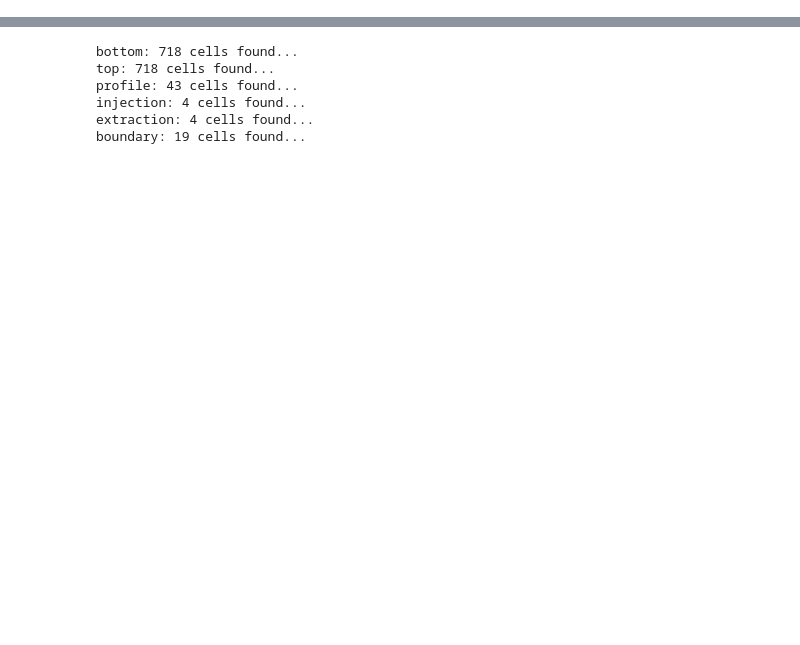
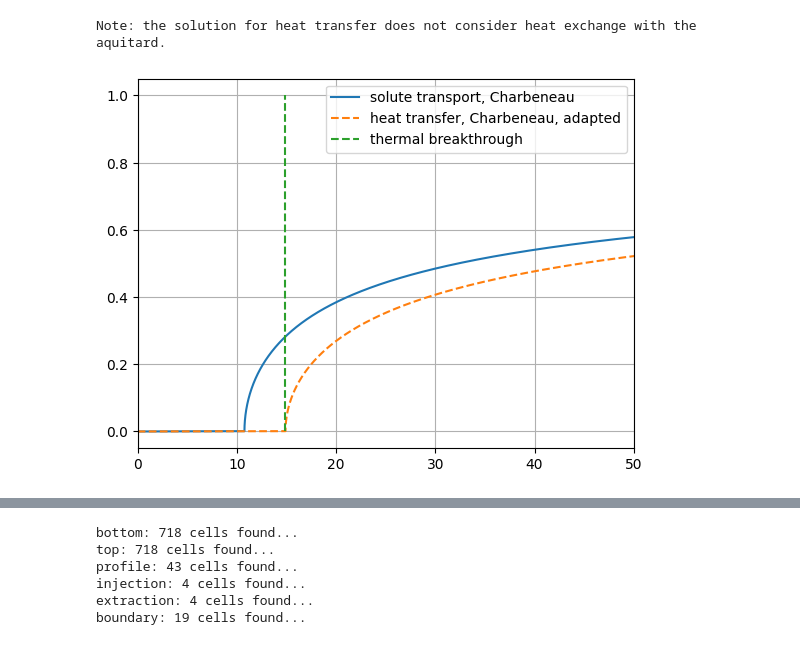
Before and after one commit to jtecklenburg/binder-ogs-requirements, a Jupyter notebook: doublet/mesh2.ipynb, the cells around one changed output, grey strips where cells are left out. Cells and saved outputs as stored; diff of their text form; code cells hidden in the pictures; blank space fills up the shorter version.

```diff
--- a/doublet/mesh2.ipynb
+++ b/doublet/mesh2.ipynb
@@ -72,3 +50,21 @@ Der Einflussbereich im Aquitard beträgt 52.07m
+# %%
+F = np.linspace(1e-20, 1, 1000)
+tf = 4 *np.pi * phi * M * a * a / Q * (1 - np.pi * F / np.tan(np.pi * F)) / (np.sin(np.pi * F) ** 2) / seconds_per_year
+tau = G*tf/phi
+
+print("Note: the solution for heat transfer does not consider heat exchange with the aquitard.")
+
+plt.plot(tf, F, label="solute transport, Charbeneau")
+plt.plot(tau, F, '--', label="heat transfer, Charbeneau, adapted")
+plt.plot([tb, tb], [0, 1], '--', label="thermal breakthrough")
+
+plt.grid()
+plt.xlim((0, tmax))
+plt.legend()
+plt.show()
+# %% [output]
+Note: the solution for heat transfer does not consider heat exchange with the aquitard.
+[figure, added]
 # %%
 #Install gmsh without X11 dependency
 !pip uninstall -y pygmsh
```
Also changed, not shown: parts of 8 cells of this notebook, 1 other file.
